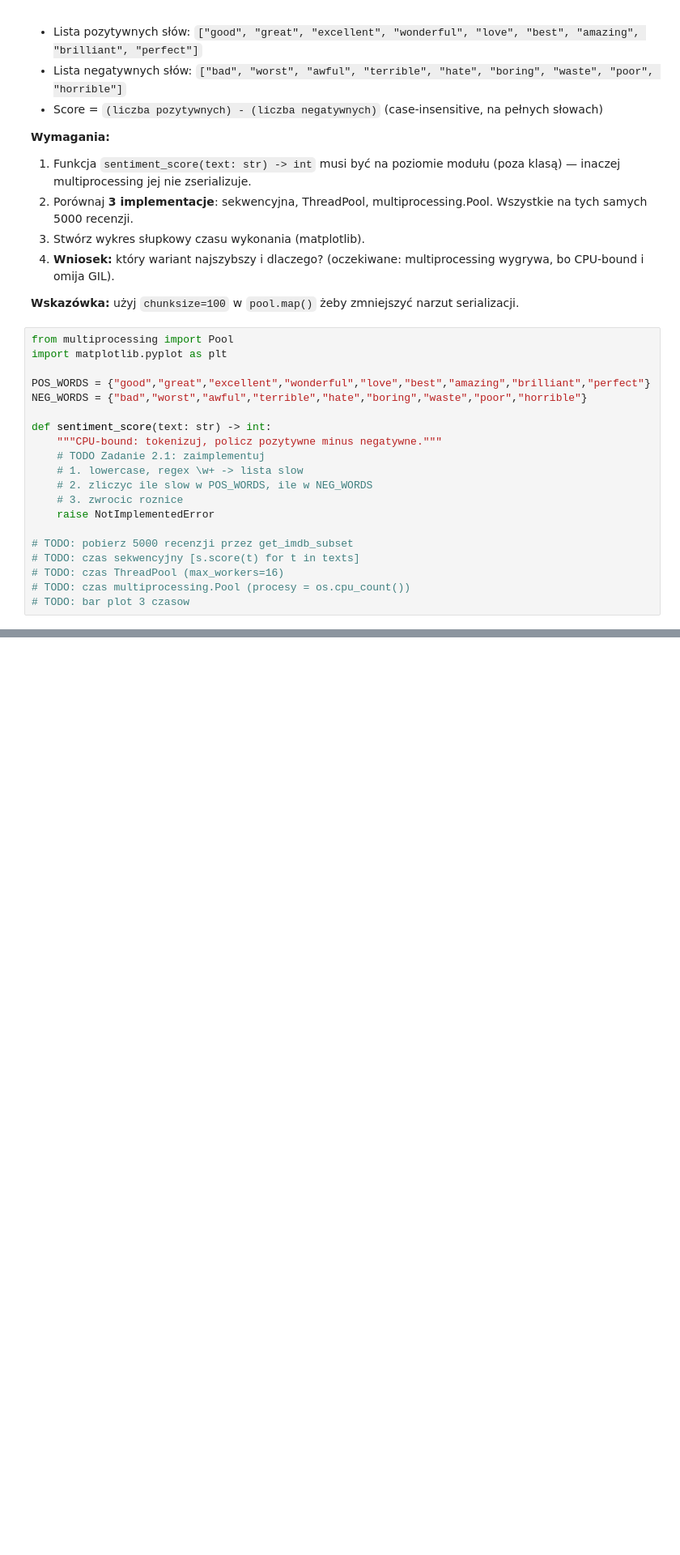
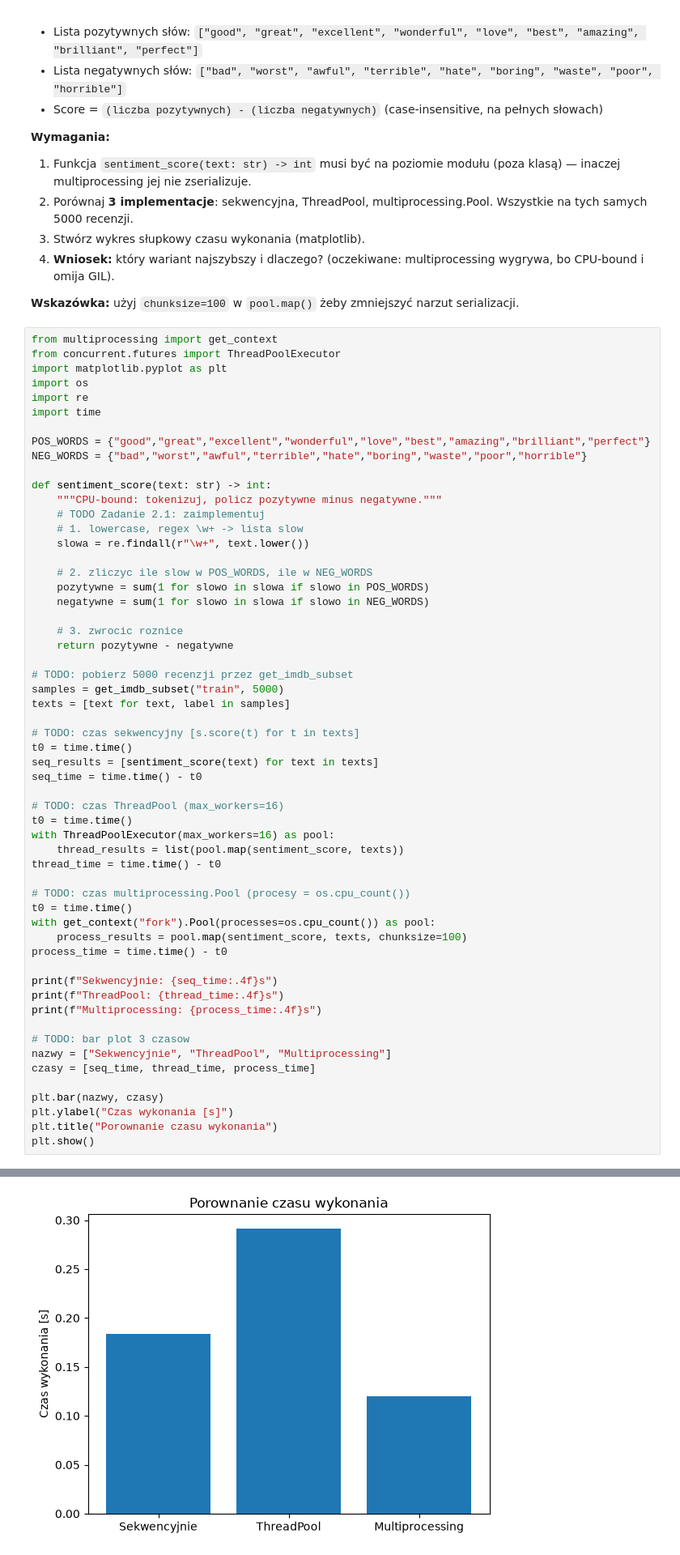
Before and after one commit to xjustride/LAB-ARR, a Jupyter notebook: Lab2/AAP_LAB_TASKS/materialy/zestaw_zaliczeniowy/AAP_Zestaw_Zaliczeniowy.ipynb, the cells around one changed output, grey strips where cells are left out. Shown at 81% size. Cells and saved outputs as stored; diff of their text form; blank space fills up the shorter version.

```diff
--- a/Lab2/AAP_LAB_TASKS/materialy/zestaw_zaliczeniowy/AAP_Zestaw_Zaliczeniowy.ipynb
+++ b/Lab2/AAP_LAB_TASKS/materialy/zestaw_zaliczeniowy/AAP_Zestaw_Zaliczeniowy.ipynb
@@ -232,8 +292,12 @@ print(f"ThreadPool (16 workerow): {par_time:.2f}s  -- {seq_time/par_time:.1f}x s
 
 **Wskazówka:** użyj `chunksize=100` w `pool.map()` żeby zmniejszyć narzut serializacji.
 # %%
-from multiprocessing import Pool
+from multiprocessing import get_context
+from concurrent.futures import ThreadPoolExecutor
 import matplotlib.pyplot as plt
+import os
+import re
+import time
 
 POS_WORDS = {"good","great","excellent","wonderful","love","best","amazing","brilliant","perfect"}
 NEG_WORDS = {"bad","worst","awful","terrible","hate","boring","waste","poor","horrible"}
@@ -242,12 +306,46 @@ def sentiment_score(text: str) -> int:
     """CPU-bound: tokenizuj, policz pozytywne minus negatywne."""
     # TODO Zadanie 2.1: zaimplementuj
     # 1. lowercase, regex \w+ -> lista slow
+    slowa = re.findall(r"\w+", text.lower())
+
     # 2. zliczyc ile slow w POS_WORDS, ile w NEG_WORDS
+    pozytywne = sum(1 for slowo in slowa if slowo in POS_WORDS)
+    negatywne = sum(1 for slowo in slowa if slowo in NEG_WORDS)
+
     # 3. zwrocic roznice
-    raise NotImplementedError
+    return pozytywne - negatywne
 
 # TODO: pobierz 5000 recenzji przez get_imdb_subset
+samples = get_imdb_subset("train", 5000)
+texts = [text for text, label in samples]
+
 # TODO: czas sekwencyjny [s.score(t) for t in texts]
+t0 = time.time()
+seq_results = [sentiment_score(text) for text in texts]
+seq_time = time.time() - t0
+
 # TODO: czas ThreadPool (max_workers=16)
+t0 = time.time()
+with ThreadPoolExecutor(max_workers=16) as pool:
+    thread_results = list(pool.map(sentiment_score, texts))
+thread_time = time.time() - t0
+
 # TODO: czas multiprocessing.Pool (procesy = os.cpu_count())
+t0 = time.time()
+with get_context("fork").Pool(processes=os.cpu_count()) as pool:
+    process_results = pool.map(sentiment_score, texts, chunksize=100)
+process_time = time.time() - t0
+
+print(f"Sekwencyjnie: {seq_time:.4f}s")
+print(f"ThreadPool: {thread_time:.4f}s")
+print(f"Multiprocessing: {process_time:.4f}s")
+
 # TODO: bar plot 3 czasow
+nazwy = ["Sekwencyjnie", "ThreadPool", "Multiprocessing"]
+czasy = [seq_time, thread_time, process_time]
+
+plt.bar(nazwy, czasy)
+plt.ylabel("Czas wykonania [s]")
+plt.title("Porownanie czasu wykonania")
+plt.show()
+# %% [output]
@@ -254,3 +356,4 @@ def sentiment_score(text: str) -> int:
+[figure, added]
 # %% [markdown]
 ---
 
```
Also changed, not shown: parts of 16 cells of this notebook.
